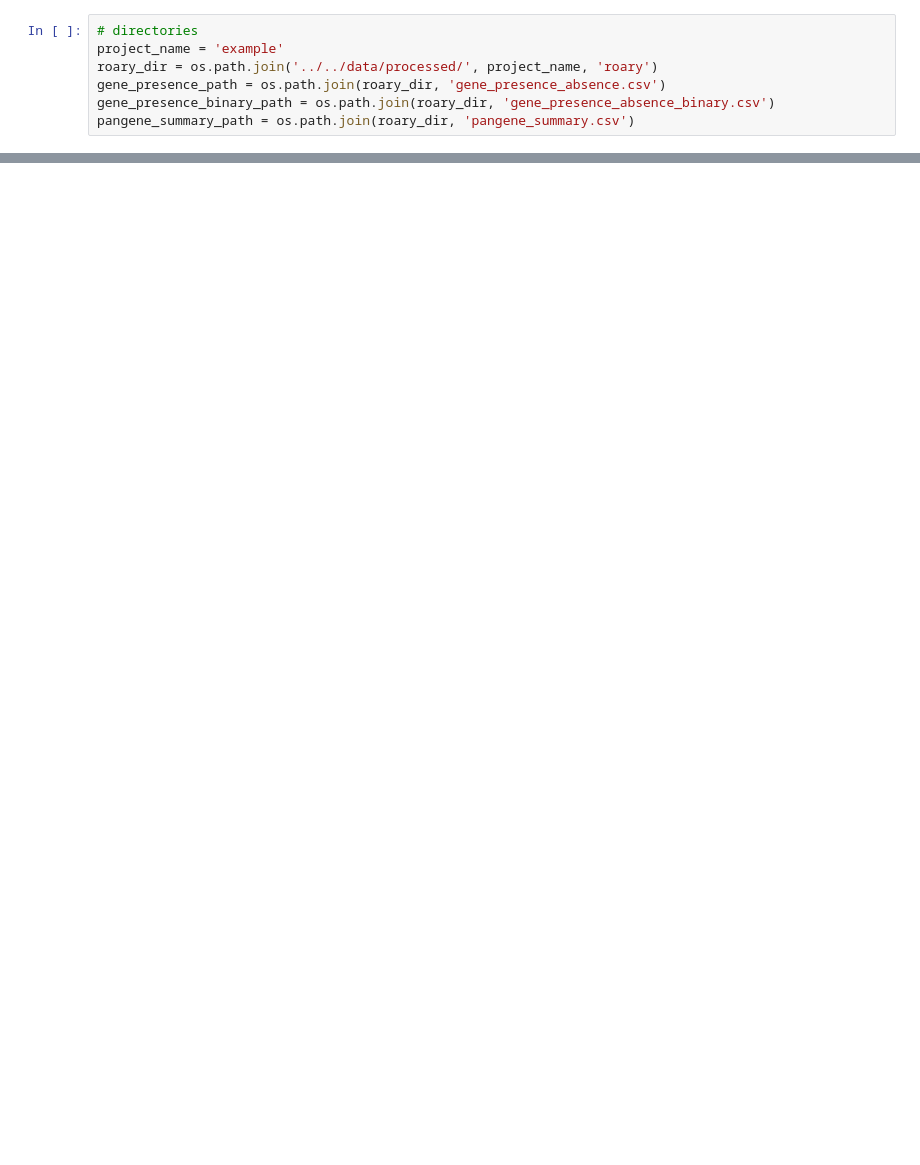
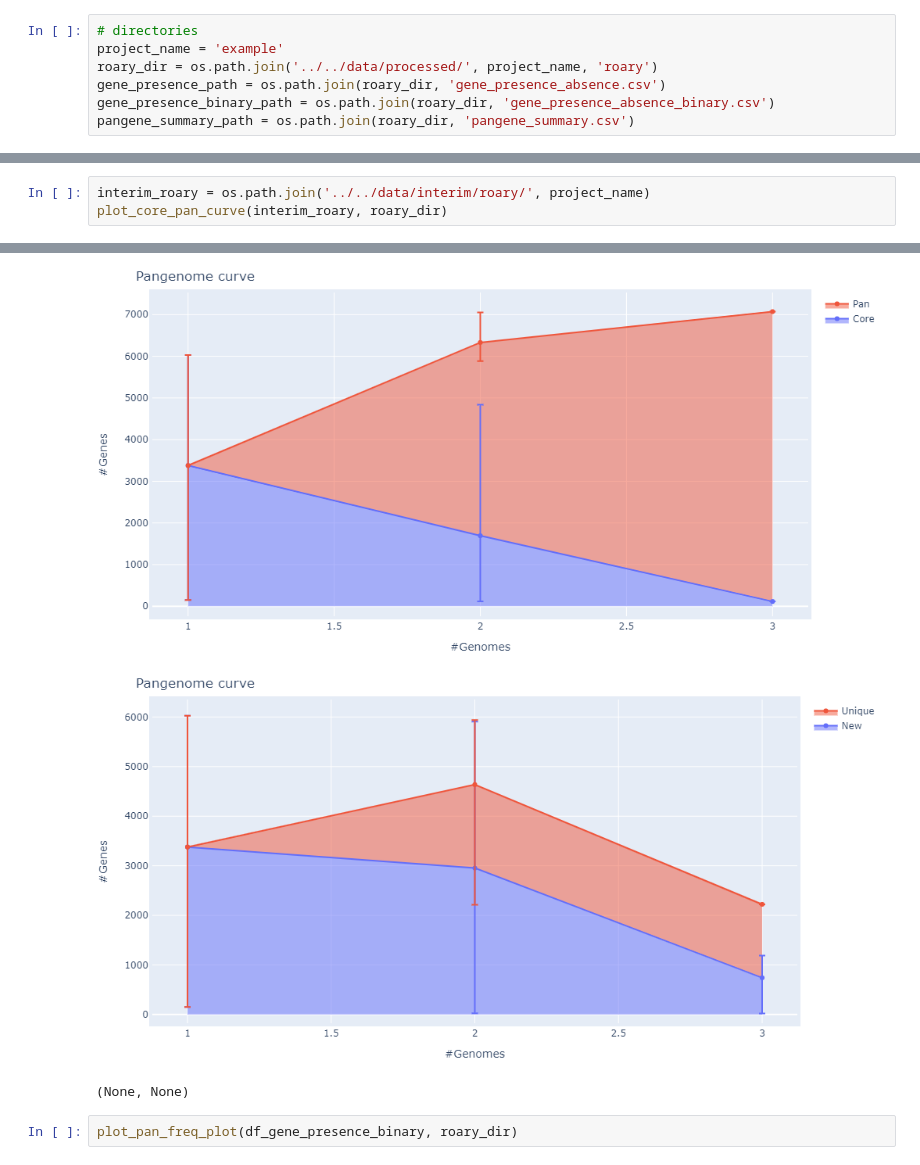
Before and after one commit to NBChub/bgcflow, a Jupyter notebook: workflow/notebook/04-roary-overview.ipynb, the cells around one changed output, grey strips where cells are left out. Saved outputs shown, nothing was run; the diff lists cells and outputs as text; blank space fills up the shorter version.

Commit message:
core: update roary jupyter notebook

```diff
--- a/workflow/notebook/04-roary-overview.ipynb
+++ b/workflow/notebook/04-roary-overview.ipynb
@@ -110,0 +50,4 @@ get_pan_pie_chart(df_gene_presence_binary)
+# %%
+interim_roary = os.path.join('../../data/interim/roary/', project_name)
+plot_core_pan_curve(interim_roary, roary_dir)
+# %% [output]
@@ -110,0 +55,5 @@ get_pan_pie_chart(df_gene_presence_binary)
+[figure, added]
+[figure, added]
+(None, None)
+# %%
+plot_pan_freq_plot(df_gene_presence_binary, roary_dir)
```
Also changed, not shown: parts of 11 cells of this notebook.
